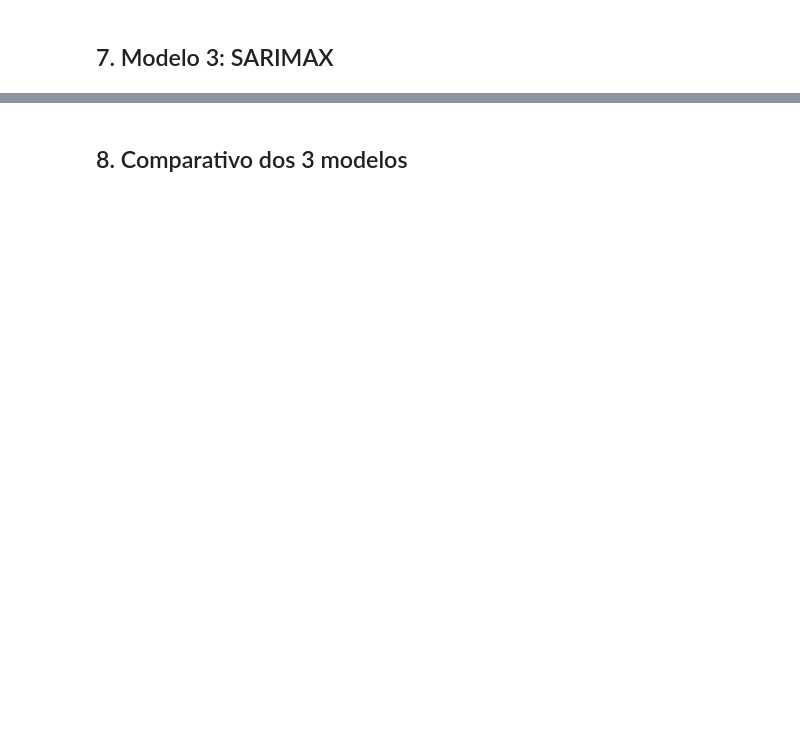
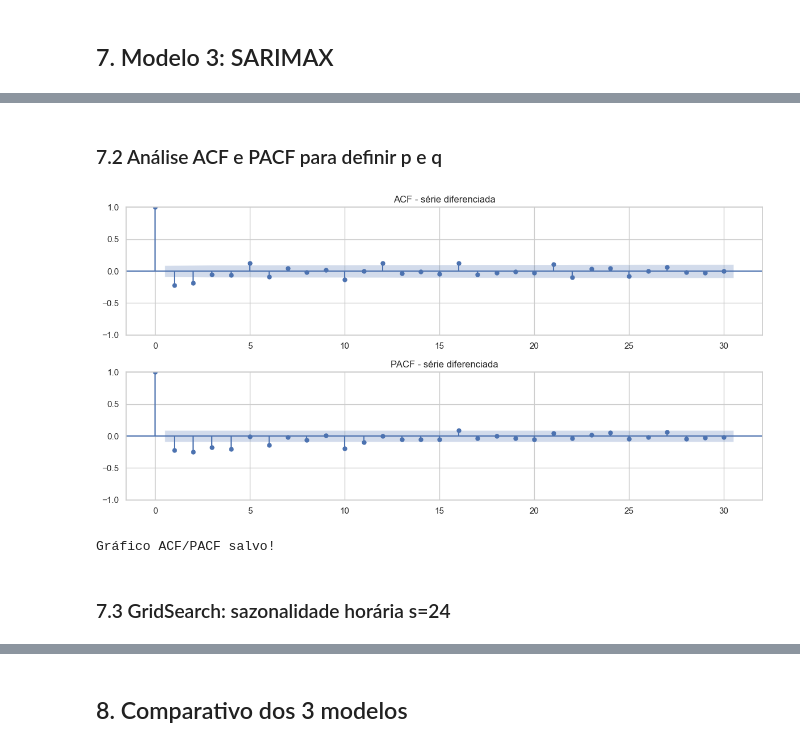
Before and after one commit to vbrenox/Sistema-Alerta-AM-ML-BotCity, a Jupyter notebook: ml/notebooks/03_anomalia_temporal.ipynb, the cells around one changed output, grey strips where cells are left out. Cells and saved outputs as stored; diff of their text form; code cells hidden in the pictures; blank space fills up the shorter version.

```diff
--- a/ml/notebooks/03_anomalia_temporal.ipynb
+++ b/ml/notebooks/03_anomalia_temporal.ipynb
@@ -250,0 +255,19 @@ Run SARIMAX concluído!
+# %% [markdown]
+### 7.2 Análise ACF e PACF para definir p e q
+# %%
+from statsmodels.graphics.tsaplots import plot_acf, plot_pacf
+
+df_diff = df_diario.diff().dropna()
+
+fig, axes = plt.subplots(2, 1, figsize=(12, 6))
+plot_acf(df_diff, lags=30, ax=axes[0], title="ACF - série diferenciada")
+plot_pacf(df_diff, lags=30, ax=axes[1], title="PACF - série diferenciada")
+plt.tight_layout()
+plt.savefig(os.path.join(SAVE_DIR, "fig_acf_pacf.png"), dpi=150)
+plt.show()
+print("Gráfico ACF/PACF salvo!")
+# %% [output]
+[figure, added]
+Gráfico ACF/PACF salvo!
+# %% [markdown]
+### 7.3 GridSearch: sazonalidade horária s=24
```
Also changed, not shown: parts of 16 cells of this notebook, 14 other files.
